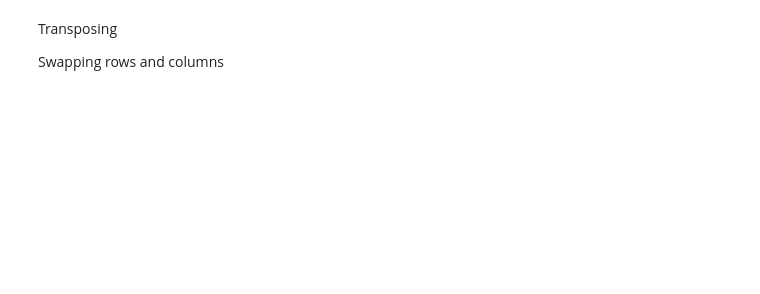
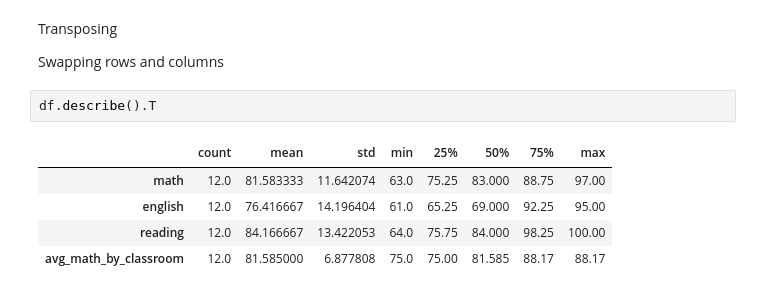
Before and after one commit to nicolas-angarita/data_science_libraries, a Jupyter notebook: pandas_advanced_dataframes_lesson.ipynb, the cells around one changed output. Saved outputs shown, nothing was run; the diff lists cells and outputs as text; blank space fills up the shorter version.

```diff
--- a/pandas_advanced_dataframes_lesson.ipynb
+++ b/pandas_advanced_dataframes_lesson.ipynb
@@ -657,3 +788,11 @@ Use a dictionary to calculate the total price for an order. Then save the calcul
 Transposing
 
 Swapping rows and columns
+# %%
+df.describe().T
+# %% [output]
+|  | count | mean | std | min | 25% | 50% | 75% | max |
+| math | 12.0 | 81.583333 | 11.642074 | 63.0 | 75.25 | 83.000 | 88.75 | 97.00 |
+| english | 12.0 | 76.416667 | 14.196404 | 61.0 | 65.25 | 69.000 | 92.25 | 95.00 |
+| reading | 12.0 | 84.166667 | 13.422053 | 64.0 | 75.75 | 84.000 | 98.25 | 100.00 |
+| avg_math_by_classroom | 12.0 | 81.585000 | 6.877808 | 75.0 | 75.00 | 81.585 | 88.17 | 88.17 |
```
Also changed, not shown: parts of 29 cells of this notebook, 1 other file.
